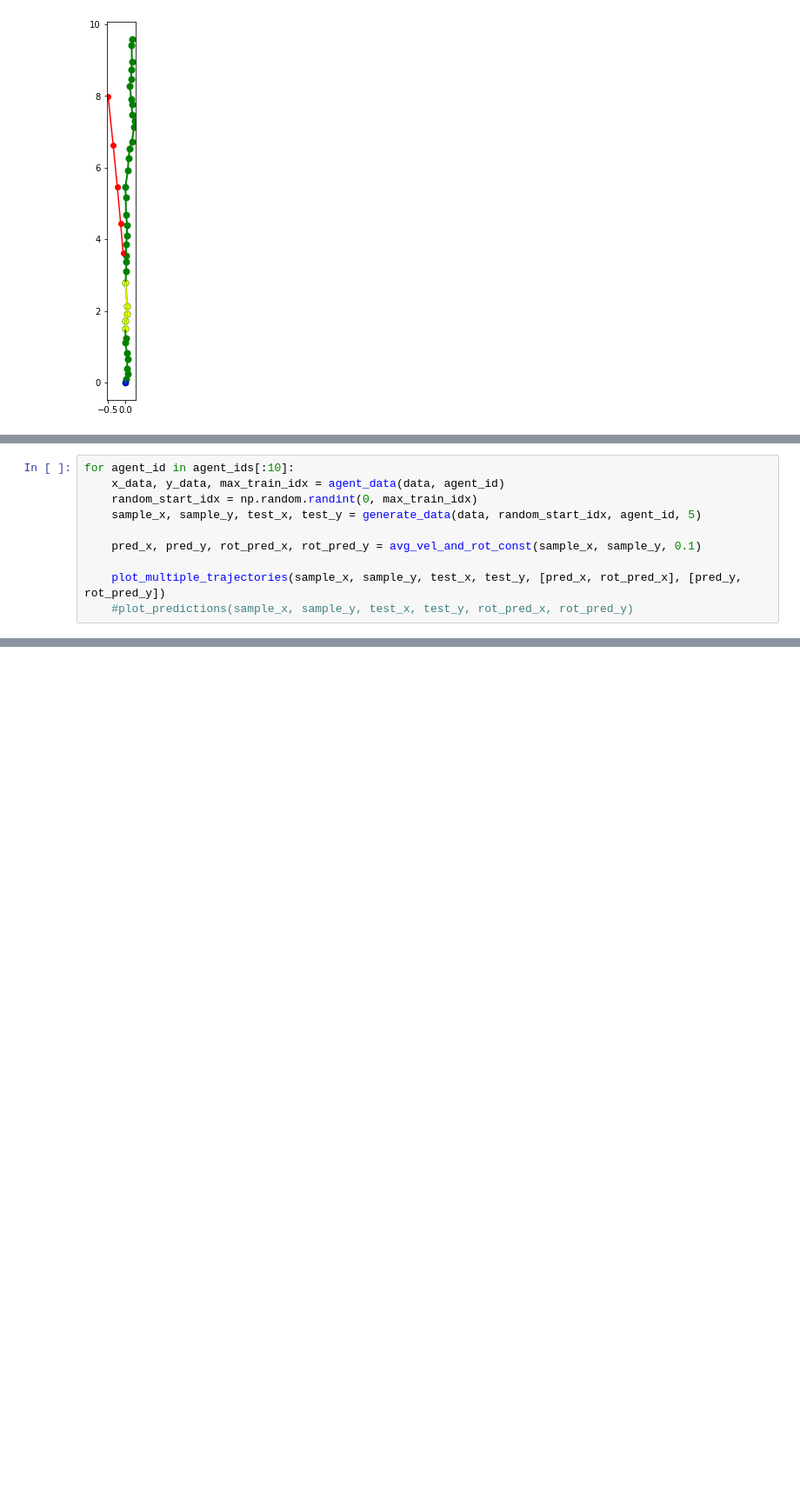
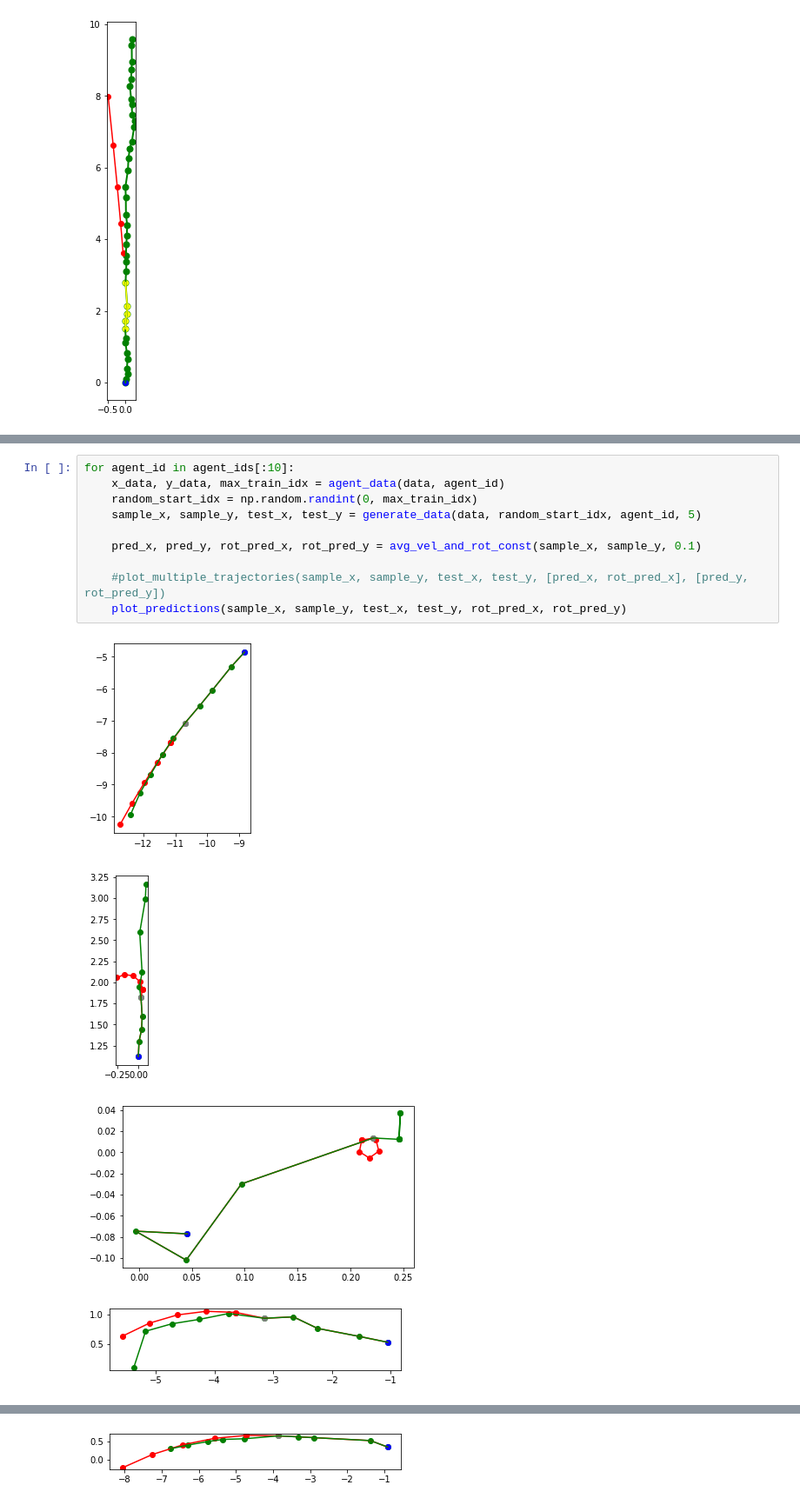
Before and after one commit to karlriis/trajectory-forecasting, a Jupyter notebook: Baselines.ipynb, the cells around one changed output, grey strips where cells are left out. Shown at 87% size. Saved outputs shown, nothing was run; the diff lists cells and outputs as text; blank space fills up the shorter version.

Commit message:
use correct plot call to create plots for avg rotation model

```diff
--- a/Baselines.ipynb
+++ b/Baselines.ipynb
@@ -351,10 +286,0 @@ def avg_vel_and_rot_const(sample_x, sample_y, noise_var):
-# %%
-for agent_id in agent_ids[:10]:
-    x_data, y_data, max_train_idx = agent_data(data, agent_id)
-    random_start_idx = np.random.randint(0, max_train_idx)
-    sample_x, sample_y, test_x, test_y = generate_data(data, random_start_idx, agent_id, 5)
-
-    pred_x, pred_y, rot_pred_x, rot_pred_y = avg_vel_and_rot_const(sample_x, sample_y, 0.1)
-
-    plot_multiple_trajectories(sample_x, sample_y, test_x, test_y, [pred_x, rot_pred_x], [pred_y, rot_pred_y])
-    #plot_predictions(sample_x, sample_y, test_x, test_y, rot_pred_x, rot_pred_y)
@@ -362,0 +351,15 @@ NameError: name 'plot_multiple_trajectories' is not defined
+# %%
+for agent_id in agent_ids[:10]:
+    x_data, y_data, max_train_idx = agent_data(data, agent_id)
+    random_start_idx = np.random.randint(0, max_train_idx)
+    sample_x, sample_y, test_x, test_y = generate_data(data, random_start_idx, agent_id, 5)
+
+    pred_x, pred_y, rot_pred_x, rot_pred_y = avg_vel_and_rot_const(sample_x, sample_y, 0.1)
+
+    #plot_multiple_trajectories(sample_x, sample_y, test_x, test_y, [pred_x, rot_pred_x], [pred_y, rot_pred_y])
+    plot_predictions(sample_x, sample_y, test_x, test_y, rot_pred_x, rot_pred_y)
+# %% [output]
+[figure, added]
+[figure, added]
+[figure, added]
+[figure, added]
@@ -362,0 +371 @@ NameError: name 'plot_multiple_trajectories' is not defined
+[figure, added]
```
Also changed, not shown: parts of 6 cells of this notebook.
